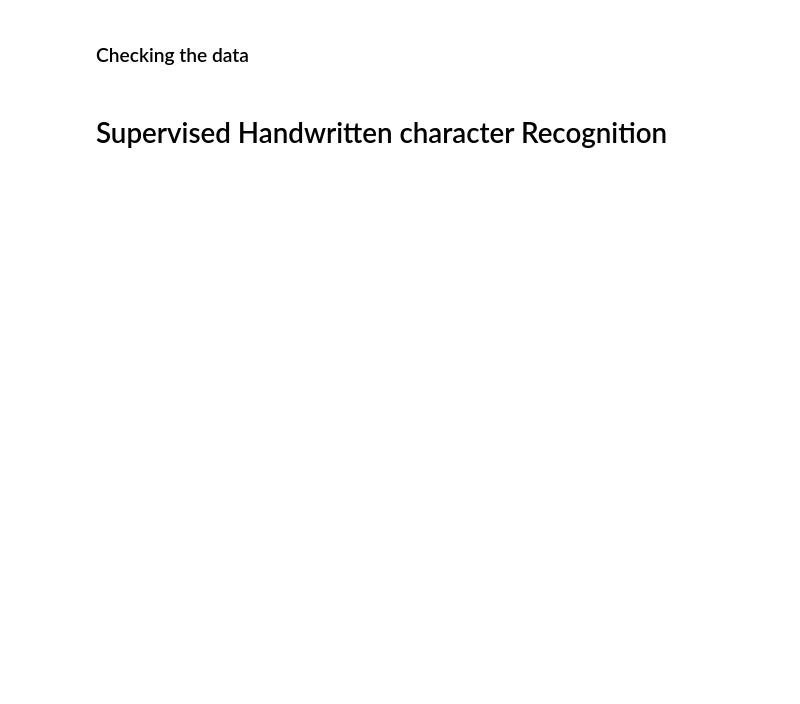
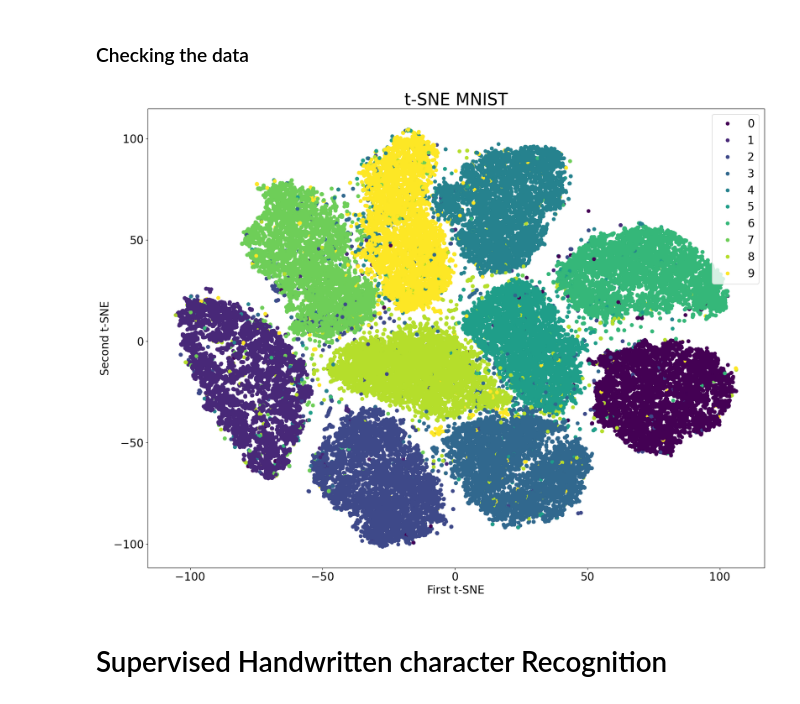
Before and after one commit to Lisa-dk/self-supervised-mnist, a Jupyter notebook: HTR_mwe.ipynb, the cells around one changed output. Saved outputs shown, nothing was run; the diff lists cells and outputs as text; code cells hidden in the pictures; blank space fills up the shorter version.

```diff
--- a/HTR_mwe.ipynb
+++ b/HTR_mwe.ipynb
@@ -142,3 +105,22 @@ if plot:
+# %%
+def plot_tsne(results, y_data, file_name):
+	plt.rcParams['figure.figsize'] = [20, 15]
+	fig = plt.figure()
+	scatter = plt.scatter(results[:,0], results[:,1], c=y_data)
+	handles, _ = scatter.legend_elements(prop='colors')
+	plt.legend(handles, np.unique(y_total_data), prop = { "size": 20 }, loc="upper right")
+	plt.title("t-SNE MNIST", fontsize=30)
+	plt.xlabel("First t-SNE", fontsize=20)
+	plt.ylabel("Second t-SNE", fontsize=20)
+	plt.yticks(fontsize=20)
+	plt.xticks(fontsize=20)
+	plt.savefig(file_name, dpi=300)
+	plt.show()
+# %%
+if plot:
+	plot_tsne(tsne_results, y_total_data, "./datavis/mnist_tsne.png")
+# %% [output]
+[figure, added]
 # %%
 # x_train, x_val, y_train, y_val = train_test_split(x_train, y_train, test_size=0.1, random_state=42, stratify=y_train)
 # Scale the pixel values to [0, 1] range, add a channel dimension to
```
Also changed, not shown: parts of 25 cells of this notebook, 2 other files.
